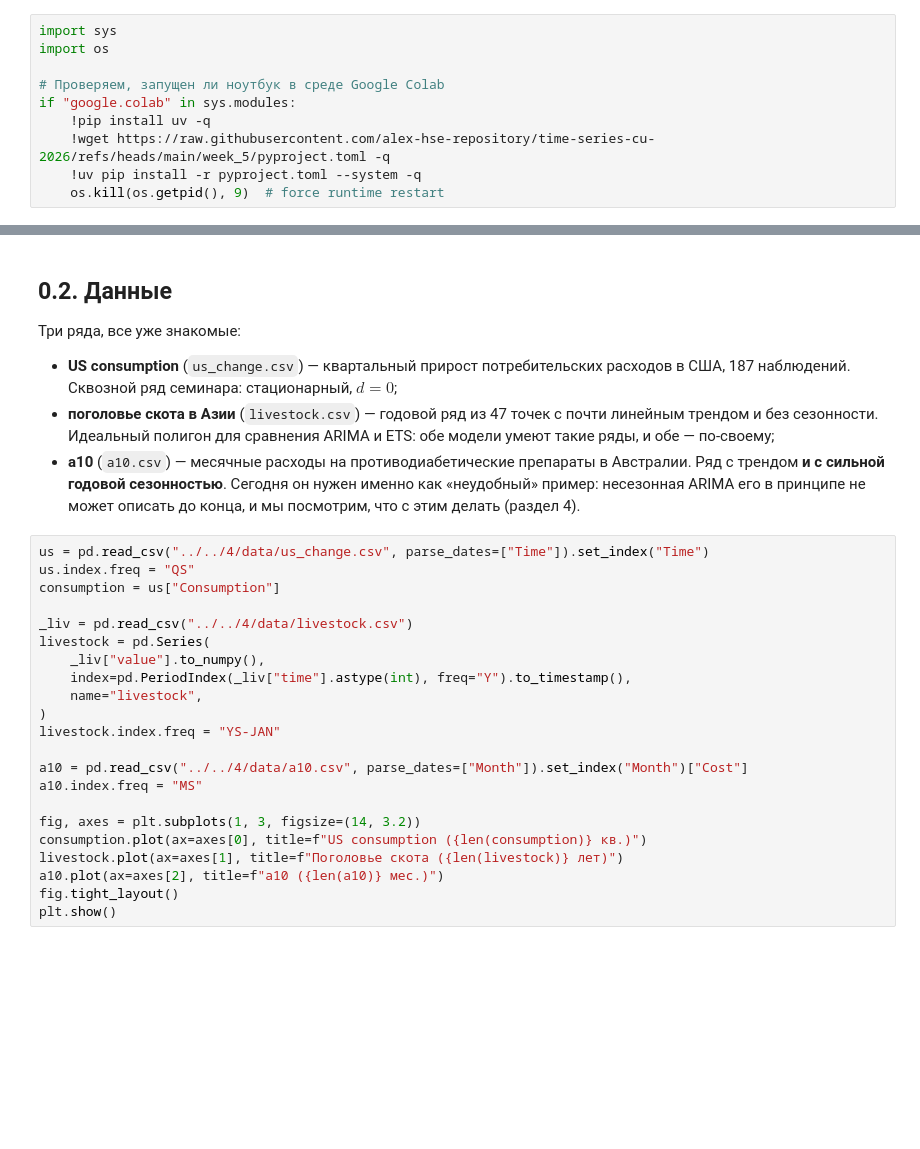
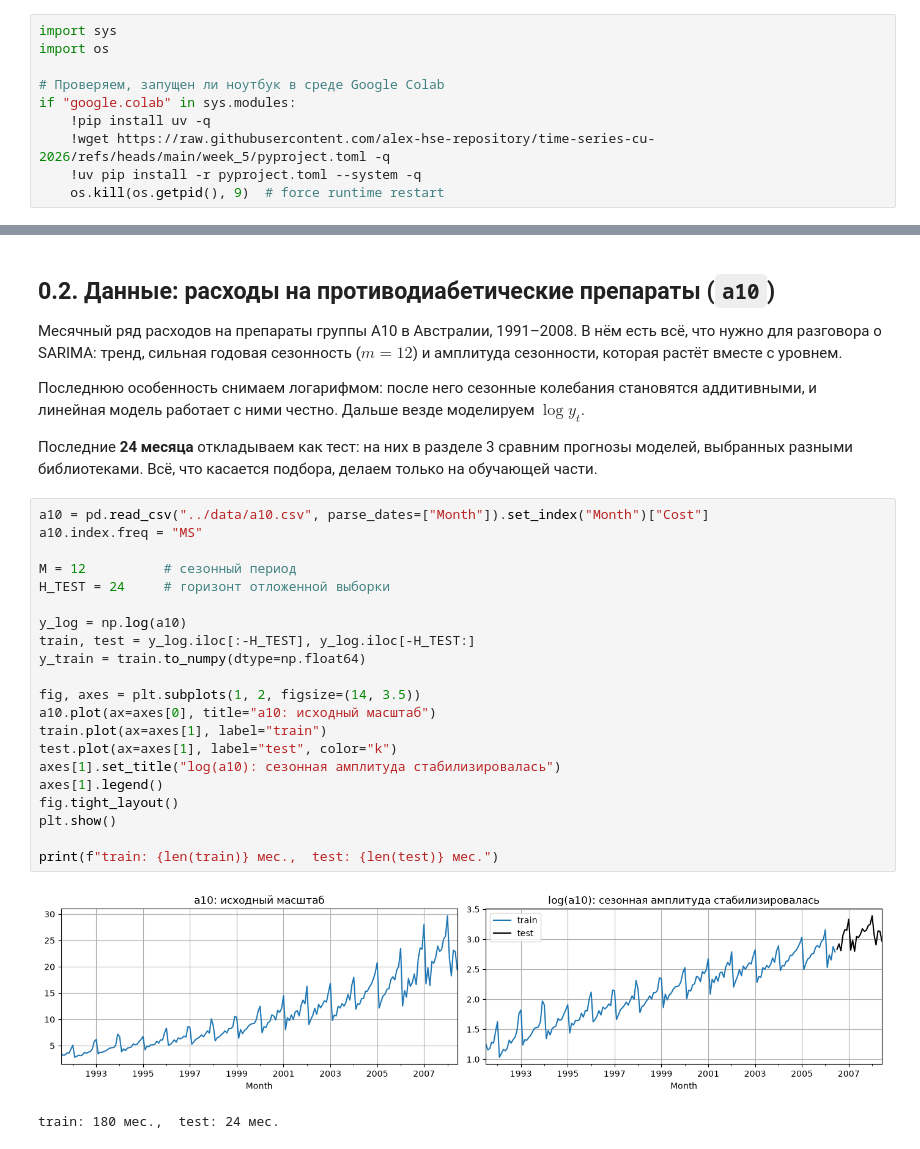
Before and after one commit to alex-hse-repository/time-series-cu-2026, a Jupyter notebook: week_5/part_1/03. Автоподбор порядка.ipynb, the cells around one changed output, grey strips where cells are left out. Saved outputs shown, nothing was run; the diff lists cells and outputs as text; blank space fills up the shorter version.

Commit message:
Rework AutoArima part

```diff
--- a/week_5/part_1/03. Автоподбор порядка.ipynb
+++ b/week_5/part_1/03. Автоподбор порядка.ipynb
@@ -107,38 +128,40 @@ def ets_params(res):
 # %% [markdown]
-## 0.2. Данные
+## 0.2. Данные: расходы на противодиабетические препараты (`a10`)
 
-Три ряда, все уже знакомые:
+Месячный ряд расходов на препараты группы A10 в Австралии, 1991–2008. В нём
+есть всё, что нужно для разговора о SARIMA: тренд, сильная годовая
+сезонность ($m = 12$) и амплитуда сезонности, которая растёт вместе с уровнем.
 
-* **US consumption** (`us_change.csv`) — квартальный прирост потребительских
-  расходов в США, 187 наблюдений. Сквозной ряд семинара: стационарный, $d = 0$;
-* **поголовье скота в Азии** (`livestock.csv`) — годовой ряд из 47 точек с
-  почти линейным трендом и без сезонности. Идеальный полигон для сравнения
-  ARIMA и ETS: обе модели умеют такие ряды, и обе — по-своему;
-* **a10** (`a10.csv`) — месячные расходы на противодиабетические препараты в
-  Австралии. Ряд с трендом **и с сильной годовой сезонностью**. Сегодня он
-  нужен именно как «неудобный» пример: несезонная ARIMA его в принципе не
-  может описать до конца, и мы посмотрим, что с этим делать (раздел 4).
+Последнюю особенность снимаем логарифмом: после него сезонные колебания
+становятся аддитивными, и линейная модель работает с ними честно. Дальше
+везде моделируем $\log y_t$.
+
+Последние **24 месяца** откладываем как тест: на них в разделе 3 сравним
+прогнозы моделей, выбранных разными библиотеками. Всё, что касается подбора,
+делаем только на обучающей части.
 # %%
-us = pd.read_csv("../../4/data/us_change.csv", parse_dates=["Time"]).set_index("Time")
-us.index.freq = "QS"
-consumption = us["Consumption"]
-
-_liv = pd.read_csv("../../4/data/livestock.csv")
-livestock = pd.Series(
-    _liv["value"].to_numpy(),
-    index=pd.PeriodIndex(_liv["time"].astype(int), freq="Y").to_timestamp(),
-    name="livestock",
-)
-livestock.index.freq = "YS-JAN"
-
-a10 = pd.read_csv("../../4/data/a10.csv", parse_dates=["Month"]).set_index("Month")["Cost"]
+a10 = pd.read_csv("../data/a10.csv", parse_dates=["Month"]).set_index("Month")["Cost"]
 a10.index.freq = "MS"
 
-fig, axes = plt.subplots(1, 3, figsize=(14, 3.2))
-consumption.plot(ax=axes[0], title=f"US consumption ({len(consumption)} кв.)")
-livestock.plot(ax=axes[1], title=f"Поголовье скота ({len(livestock)} лет)")
-a10.plot(ax=axes[2], title=f"a10 ({len(a10)} мес.)")
+M = 12          # сезонный период
+H_TEST = 24     # горизонт отложенной выборки
+
+y_log = np.log(a10)
+train, test = y_log.iloc[:-H_TEST], y_log.iloc[-H_TEST:]
+y_train = train.to_numpy(dtype=np.float64)
+
+fig, axes = plt.subplots(1, 2, figsize=(14, 3.5))
+a10.plot(ax=axes[0], title="a10: исходный масштаб")
+train.plot(ax=axes[1], label="train")
+test.plot(ax=axes[1], label="test", color="k")
+axes[1].set_title("log(a10): сезонная амплитуда стабилизировалась")
+axes[1].legend()
 fig.tight_layout()
 plt.show()
+
+print(f"train: {len(train)} мес.,  test: {len(test)} мес.")
+# %% [output]
+[figure, added]
+train: 180 мес.,  test: 24 мес.
 # %% [markdown]
 ---
```
Also changed, not shown: parts of 54 cells of this notebook.
